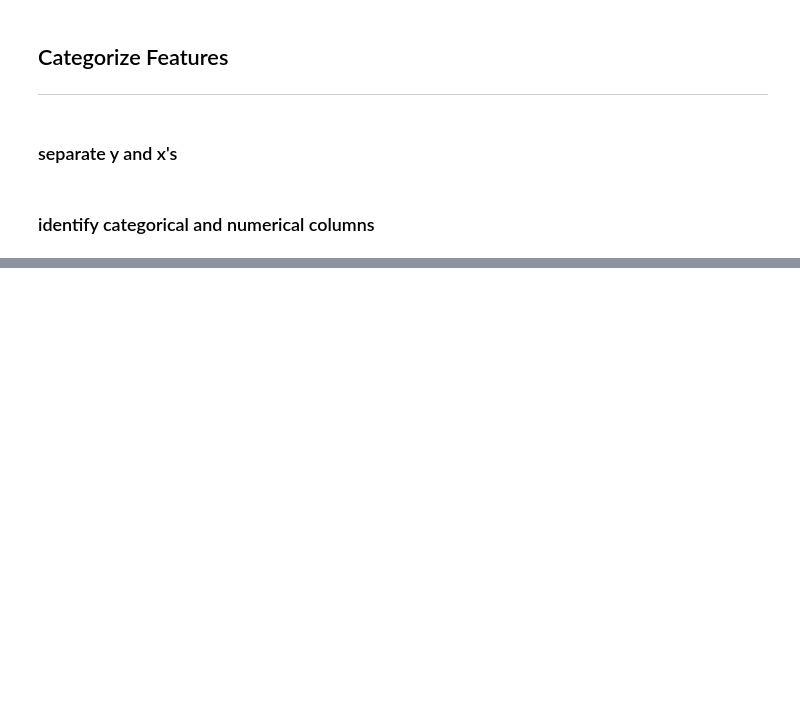
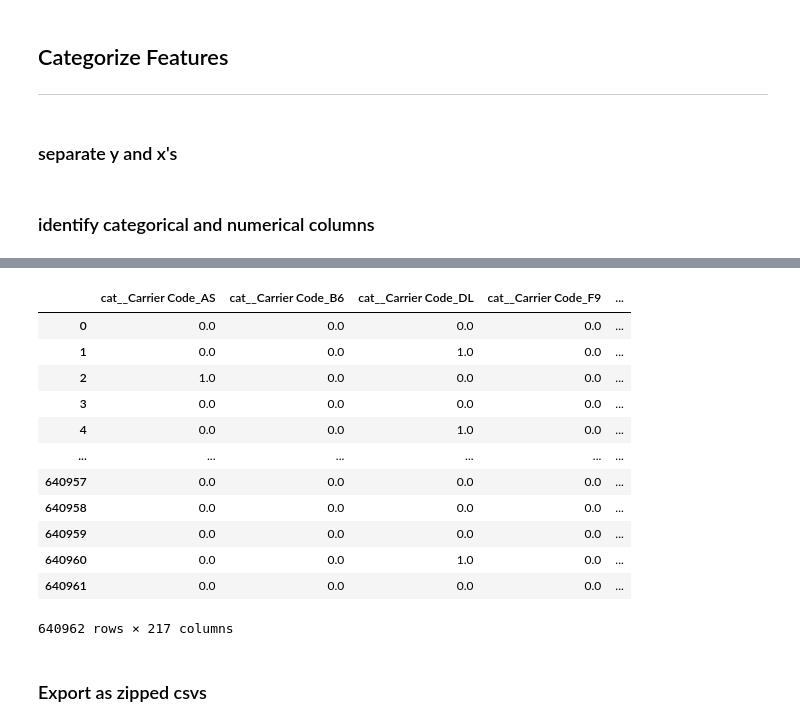
Before and after one commit to brianna-mitri/project-4, a Jupyter notebook: Preprocessing/splitting_data.ipynb, the cells around one changed output, grey strips where cells are left out. Saved outputs shown, nothing was run; the diff lists cells and outputs as text; code cells hidden in the pictures; blank space fills up the shorter version.

```diff
--- a/Preprocessing/splitting_data.ipynb
+++ b/Preprocessing/splitting_data.ipynb
@@ -128,0 +233,19 @@ cat_cols
+# %%
+# display processed
+x_test_processed_df
+# %% [output]
+|  | cat__Carrier Code_AS | cat__Carrier Code_B6 | cat__Carrier Code_DL | cat__Carrier Code_F9 | ... |
+| 0 | 0.0 | 0.0 | 0.0 | 0.0 | ... |
+| 1 | 0.0 | 0.0 | 1.0 | 0.0 | ... |
+| 2 | 1.0 | 0.0 | 0.0 | 0.0 | ... |
+| 3 | 0.0 | 0.0 | 0.0 | 0.0 | ... |
+| 4 | 0.0 | 0.0 | 1.0 | 0.0 | ... |
+| ... | ... | ... | ... | ... | ... |
+| 640957 | 0.0 | 0.0 | 0.0 | 0.0 | ... |
+| 640958 | 0.0 | 0.0 | 0.0 | 0.0 | ... |
+| 640959 | 0.0 | 0.0 | 0.0 | 0.0 | ... |
+| 640960 | 0.0 | 0.0 | 1.0 | 0.0 | ... |
+| 640961 | 0.0 | 0.0 | 0.0 | 0.0 | ... |
+640962 rows × 217 columns
+# %% [markdown]
+### Export as zipped csvs
```
Also changed, not shown: parts of 18 cells of this notebook.
